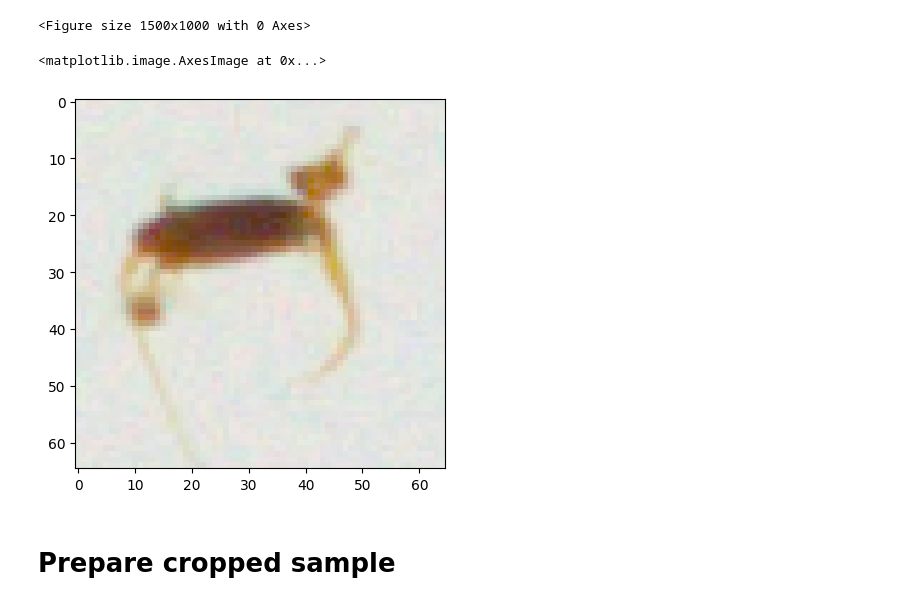
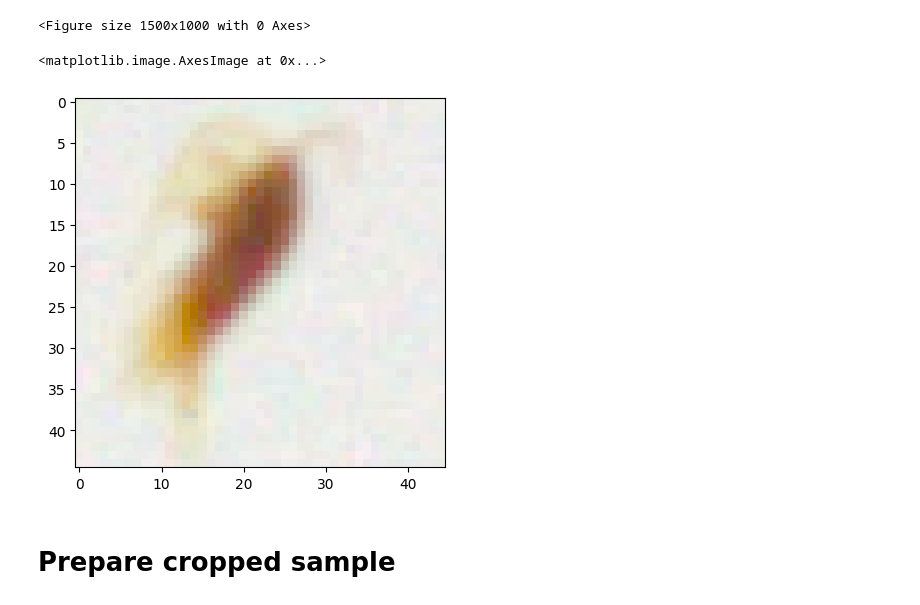
Before and after one commit to Pwhsky/copepod-image-analysis, a Jupyter notebook: lodestar_analysis.ipynb, the cells around one changed output. Saved outputs shown, nothing was run; the diff lists cells and outputs as text; code cells hidden in the pictures.

```diff
--- a/lodestar_analysis.ipynb
+++ b/lodestar_analysis.ipynb
@@ -17,15 +19,15 @@ print(np.shape(image))
 (5202, 3464, 3)
 <Figure size 1500x1000 with 0 Axes>
 # %%
-crop_size =65
-y_index = 770
-x_index = 1590
+crop_size =45
+y_index = 3087
+x_index = 1773
 x0,y0 = y_index-crop_size // 2, x_index - crop_size//2
 training_image = np.array(   image[x0:x0+crop_size, y0: y0 + crop_size])
 plt.imshow(training_image)
 # %% [output]
 <matplotlib.image.AxesImage at 0x...>
-[figure, old version]
+[figure, new version]
 # %% [markdown]
 # Prepare cropped sample
 # %%
```
Also changed, not shown: parts of 6 cells of this notebook.
